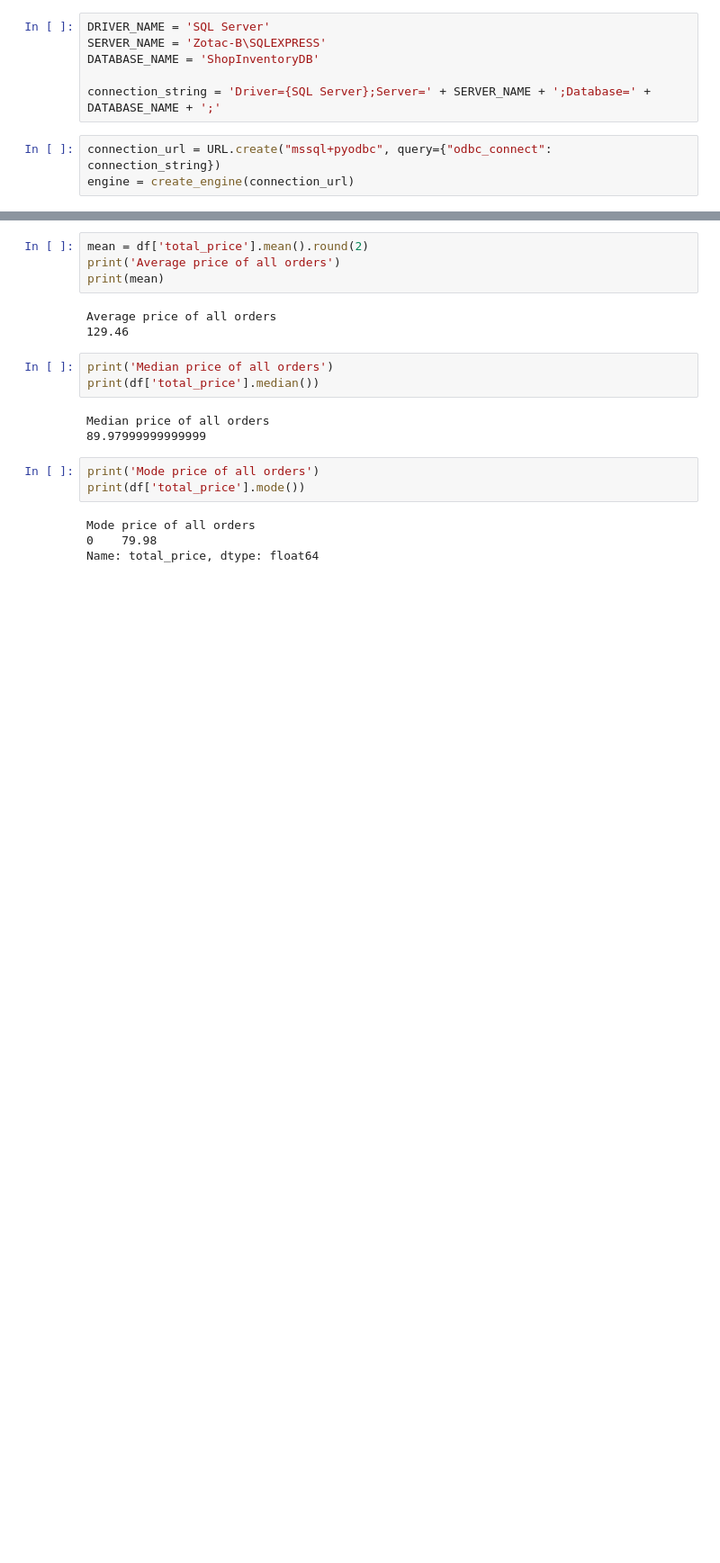
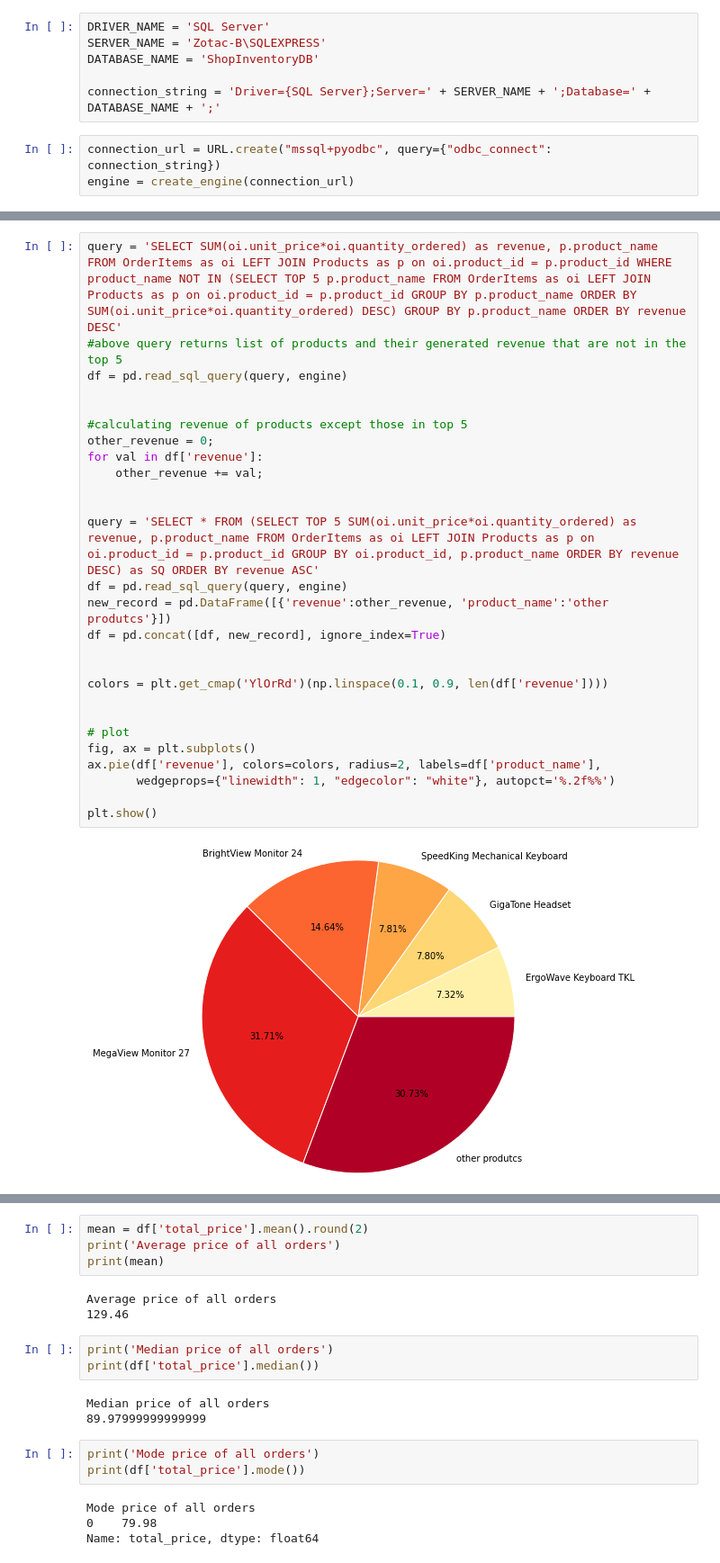
Before and after one commit to barti9boy/ShopInventory, a Jupyter notebook: ShopInventory.ipynb, the cells around one changed output, grey strips where cells are left out. Shown at 90% size. Saved outputs shown, nothing was run; the diff lists cells and outputs as text; blank space fills up the shorter version.

```diff
--- a/ShopInventory.ipynb
+++ b/ShopInventory.ipynb
@@ -84,0 +109,29 @@ print(df)
+# %%
+query = 'SELECT SUM(oi.unit_price*oi.quantity_ordered) as revenue, p.product_name FROM OrderItems as oi LEFT JOIN Products as p on oi.product_id = p.product_id WHERE product_name NOT IN (SELECT TOP 5 p.product_name FROM OrderItems as oi LEFT JOIN Products as p on oi.product_id = p.product_id GROUP BY p.product_name ORDER BY SUM(oi.unit_price*oi.quantity_ordered) DESC) GROUP BY p.product_name ORDER BY revenue DESC'
+#above query returns list of products and their generated revenue that are not in the top 5
+df = pd.read_sql_query(query, engine)
+
+
+#calculating revenue of products except those in top 5
+other_revenue = 0;
+for val in df['revenue']:
+    other_revenue += val;
+
+
+query = 'SELECT * FROM (SELECT TOP 5 SUM(oi.unit_price*oi.quantity_ordered) as revenue, p.product_name FROM OrderItems as oi LEFT JOIN Products as p on oi.product_id = p.product_id GROUP BY oi.product_id, p.product_name ORDER BY revenue DESC) as SQ ORDER BY revenue ASC'
+df = pd.read_sql_query(query, engine)
+new_record = pd.DataFrame([{'revenue':other_revenue, 'product_name':'other produtcs'}])
+df = pd.concat([df, new_record], ignore_index=True)
+
+
+colors = plt.get_cmap('YlOrRd')(np.linspace(0.1, 0.9, len(df['revenue'])))
+
+
+# plot
+fig, ax = plt.subplots()
+ax.pie(df['revenue'], colors=colors, radius=2, labels=df['product_name'],
+       wedgeprops={"linewidth": 1, "edgecolor": "white"}, autopct='%.2f%%')
+
+plt.show()
+# %% [output]
+[figure, added]
```
Also changed, not shown: parts of 17 cells of this notebook.
